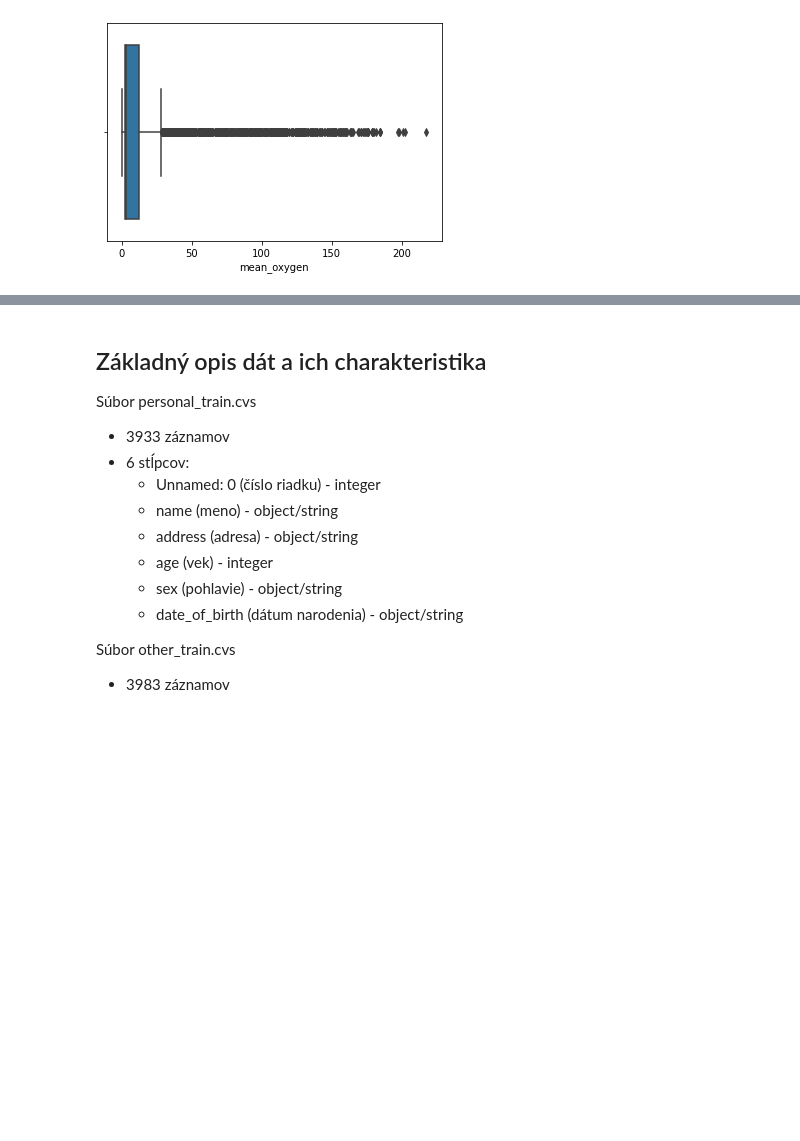
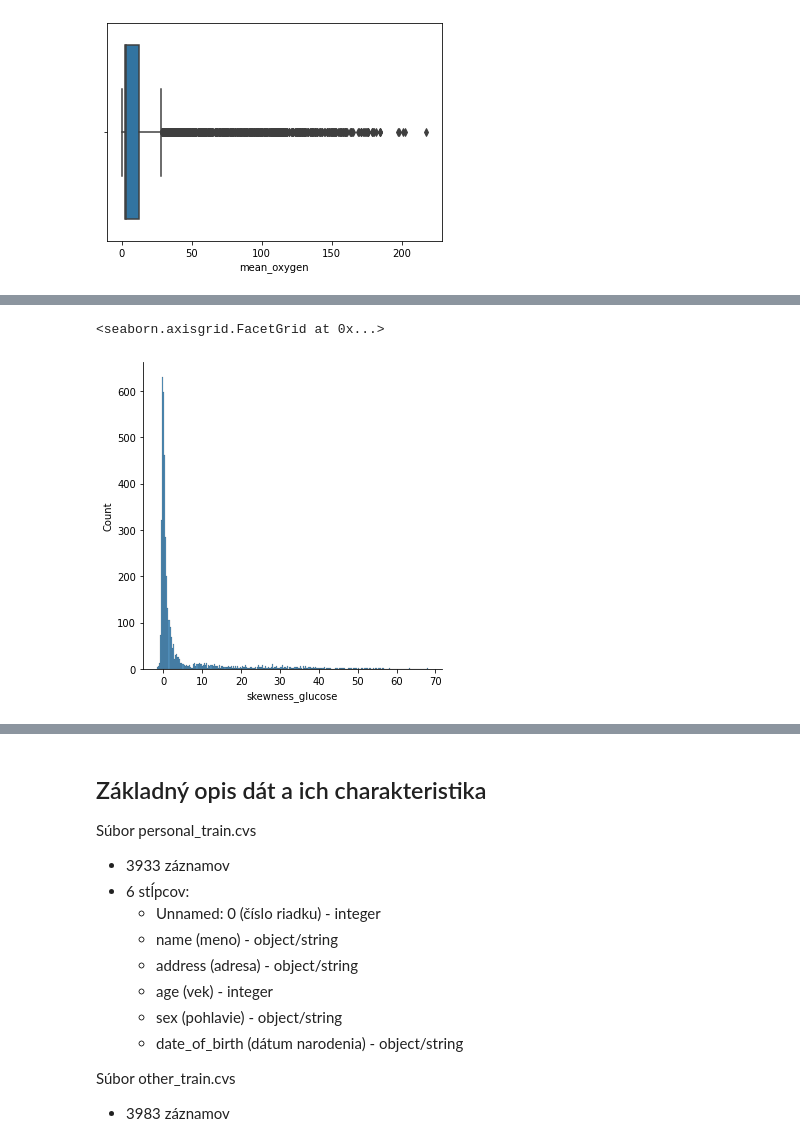
Before and after one commit to xsipka/FIIT_IAU_Projekt, a Jupyter notebook: test.ipynb, the cells around one changed output, grey strips where cells are left out. Cells and saved outputs as stored; diff of their text form; code cells hidden in the pictures; blank space fills up the shorter version.

```diff
--- a/test.ipynb
+++ b/test.ipynb
@@ -120,0 +153,5 @@ sns.boxplot(data = medical_data, x = "skewness_oxygen")
+# %%
+sns.displot(data = medical_data, x = "skewness_glucose")
+# %% [output]
+<seaborn.axisgrid.FacetGrid at 0x...>
+[figure, added]
```
Also changed, not shown: parts of 9 cells of this notebook.
